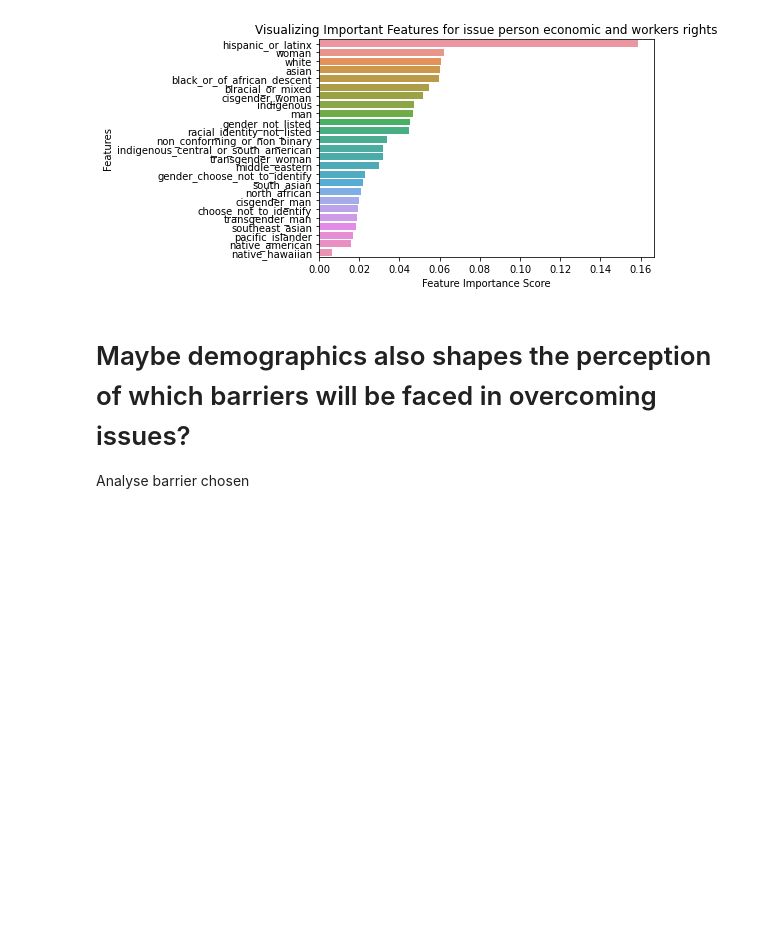
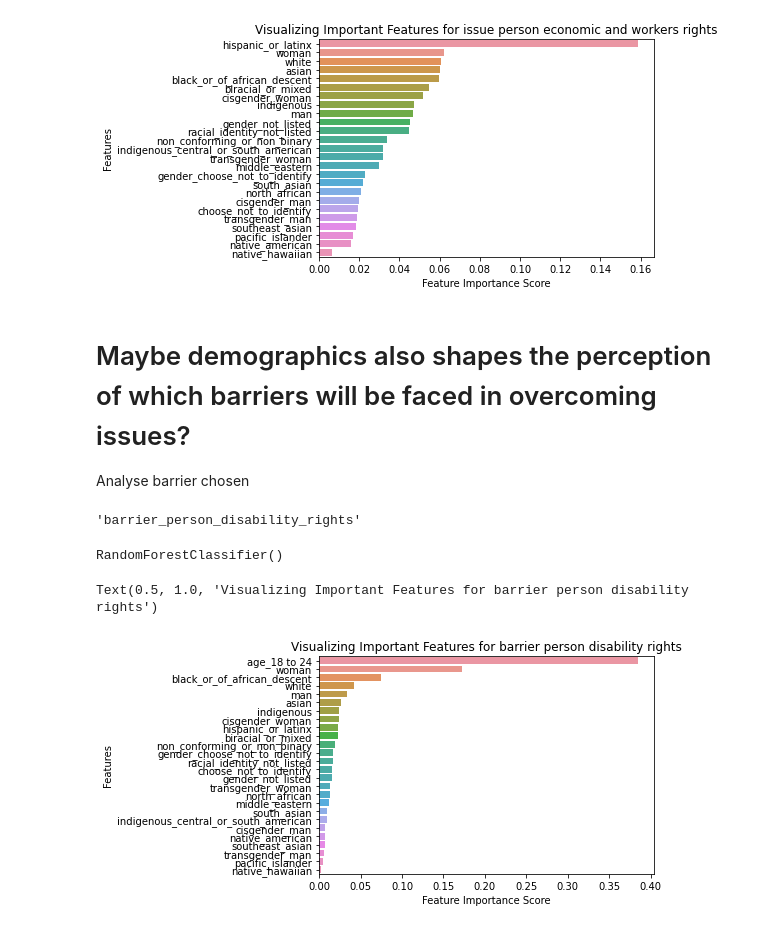
Before and after one commit to Vincent-Kwan/Datathon_WomensMarch, a Jupyter notebook: Inferential_stats.ipynb, the cells around one changed output. Saved outputs shown, nothing was run; the diff lists cells and outputs as text; code cells hidden in the pictures; blank space fills up the shorter version.

Commit message:
Demographics for barriers by Alka

```diff
--- a/Inferential_stats.ipynb
+++ b/Inferential_stats.ipynb
@@ -208,0 +268,24 @@ Analyse barrier chosen
+# %%
+barrier_analysis = pd.get_dummies(barrier_analysis)
+# %%
+train_set_barrier = barrier_analysis[[x for x in barrier_analysis.columns if x in demographics]]
+target_set_barrier = barrier_analysis[target_barriers[1]]
+# %%
+target_barriers[1]
+# %% [output]
+'barrier_person_disability_rights'
+# %%
+rfc = RandomForestClassifier(n_estimators=100)
+rfc.fit(train_set_barrier,target_set_barrier)
+# %% [output]
+RandomForestClassifier()
+# %%
+feature_importance = pd.Series(rfc.feature_importances_, index = train_set_barrier.columns).sort_values(ascending = False)
+# %%
+sns.barplot(feature_importance, feature_importance.index)
+plt.xlabel('Feature Importance Score')
+plt.ylabel('Features')
+plt.title("Visualizing Important Features for " + ' '.join(target_barriers[1].split('_')))
+# %% [output]
+Text(0.5, 1.0, 'Visualizing Important Features for barrier person disability rights')
+[figure, added]
```
Also changed, not shown: parts of 10 cells of this notebook.
